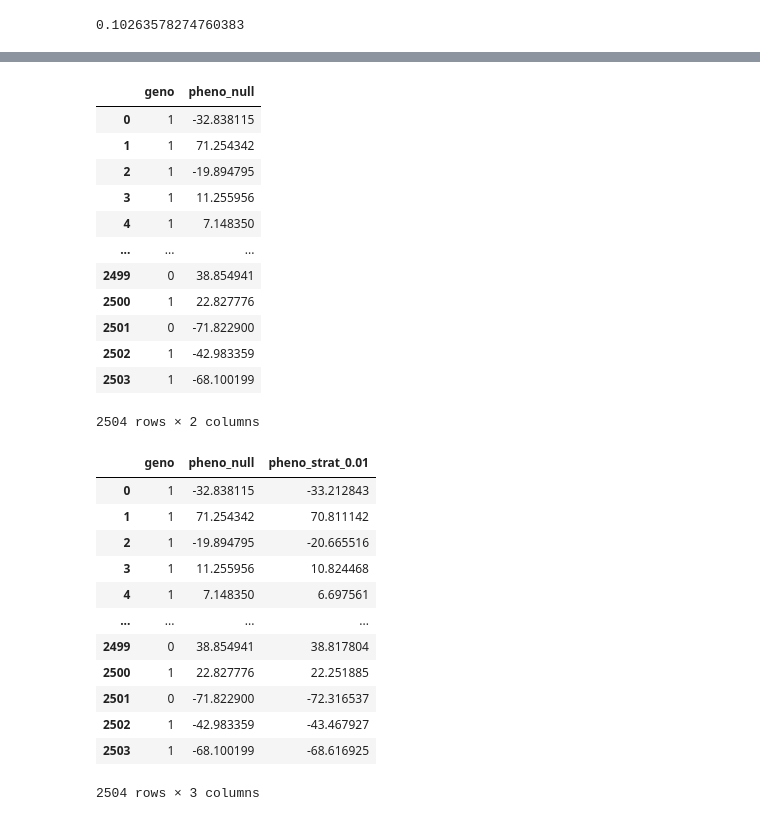
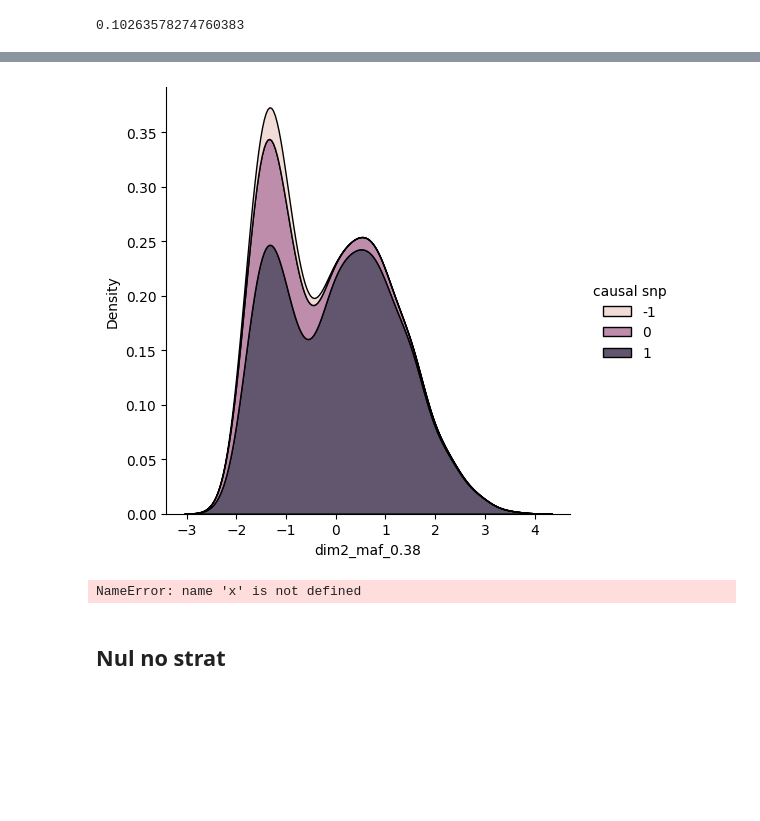
Before and after one commit to mat2m10/powercontrol, a Jupyter notebook: 06_power_pop_strat_no_corr.ipynb, the cells around one changed output, grey strips where cells are left out. Cells and saved outputs as stored; diff of their text form; code cells hidden in the pictures; blank space fills up the shorter version.

```diff
--- a/06_power_pop_strat_no_corr.ipynb
+++ b/06_power_pop_strat_no_corr.ipynb
@@ -85,3 +150,14 @@ pheno_pop = humans[f"pheno_maf_{maf_pop}"]
+# %%
+sns_plot = sns.displot(humans, x=f"dim2_maf_{maf_pop}", hue=f"causal snp",kind="kde", multiple="stack")
+plt.show()
+# %% [output]
+[figure, added]
+# %%
+sns.distplot(x).get_lines()[0].get_data()
+# %% [output]
+NameError: name 'x' is not defined
+# %% [markdown]
+## Nul no strat
 # %%
 estimated_effect_nul = []
 estimated_intercept_nul = []
@@ -180,32 +213,0 @@ for i in range(iteration):
-# %%
-df_pheno
-# %% [output]
-|  | geno | pheno_null |
-| 0 | 1 | -32.838115 |
-| 1 | 1 | 71.254342 |
-| 2 | 1 | -19.894795 |
-| 3 | 1 | 11.255956 |
-| 4 | 1 | 7.148350 |
-| ... | ... | ... |
-| 2499 | 0 | 38.854941 |
-| 2500 | 1 | 22.827776 |
-| 2501 | 0 | -71.822900 |
-| 2502 | 1 | -42.983359 |
-| 2503 | 1 | -68.100199 |
-2504 rows × 2 columns
-# %%
-df_pheno
-# %% [output]
-|  | geno | pheno_null | pheno_strat_0.01 |
-| 0 | 1 | -32.838115 | -33.212843 |
-| 1 | 1 | 71.254342 | 70.811142 |
-| 2 | 1 | -19.894795 | -20.665516 |
-| 3 | 1 | 11.255956 | 10.824468 |
-| 4 | 1 | 7.148350 | 6.697561 |
-| ... | ... | ... | ... |
-| 2499 | 0 | 38.854941 | 38.817804 |
-| 2500 | 1 | 22.827776 | 22.251885 |
-| 2501 | 0 | -71.822900 | -72.316537 |
-| 2502 | 1 | -42.983359 | -43.467927 |
-| 2503 | 1 | -68.100199 | -68.616925 |
-2504 rows × 3 columns
```
Also changed, not shown: parts of 18 cells of this notebook, 1 other file.
